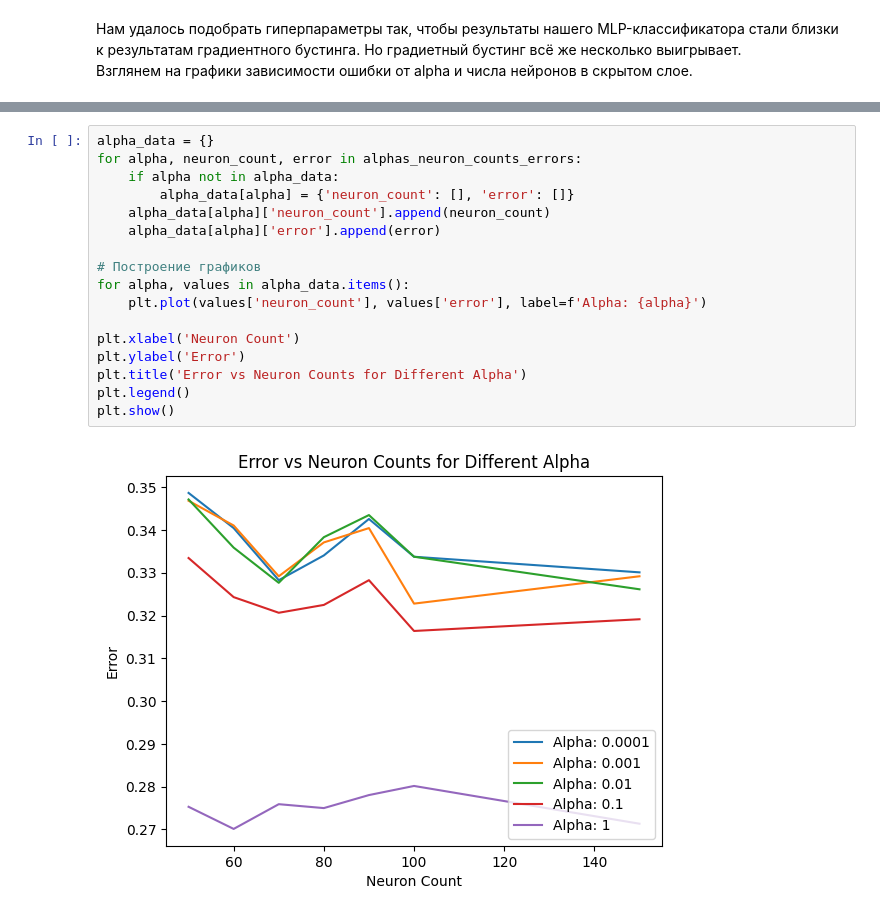
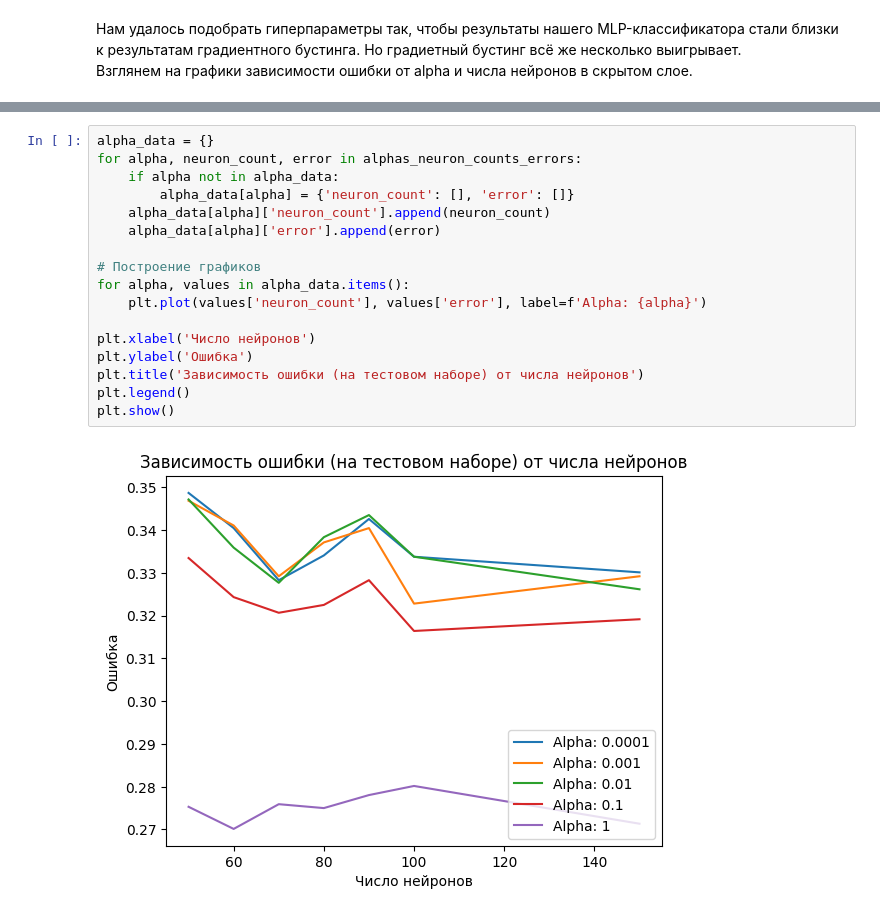
Before and after one commit to alexChurkin/MyML2023, a Jupyter notebook: Homework_6_2912.ipynb, the cells around one changed output, grey strips where cells are left out. Cells and saved outputs as stored; diff of their text form.

```diff
--- a/Homework_6_2912.ipynb
+++ b/Homework_6_2912.ipynb
@@ -638,22 +638,22 @@ plt.show()
 # %%
 alpha_data = {}
 for alpha, neuron_count, error in alphas_neuron_counts_errors:
     if alpha not in alpha_data:
         alpha_data[alpha] = {'neuron_count': [], 'error': []}
     alpha_data[alpha]['neuron_count'].append(neuron_count)
     alpha_data[alpha]['error'].append(error)
 
 # Построение графиков
 for alpha, values in alpha_data.items():
     plt.plot(values['neuron_count'], values['error'], label=f'Alpha: {alpha}')
 
-plt.xlabel('Neuron Count')
-plt.ylabel('Error')
-plt.title('Error vs Neuron Counts for Different Alpha')
+plt.xlabel('Число нейронов')
+plt.ylabel('Ошибка')
+plt.title('Зависимость ошибки (на тестовом наборе) от числа нейронов')
 plt.legend()
 plt.show()
 # %% [output]
-[figure, old version]
+[figure, new version]
 # %% [markdown]
 ## Выводы
 
```
Also changed, not shown: parts of 5 cells of this notebook.
